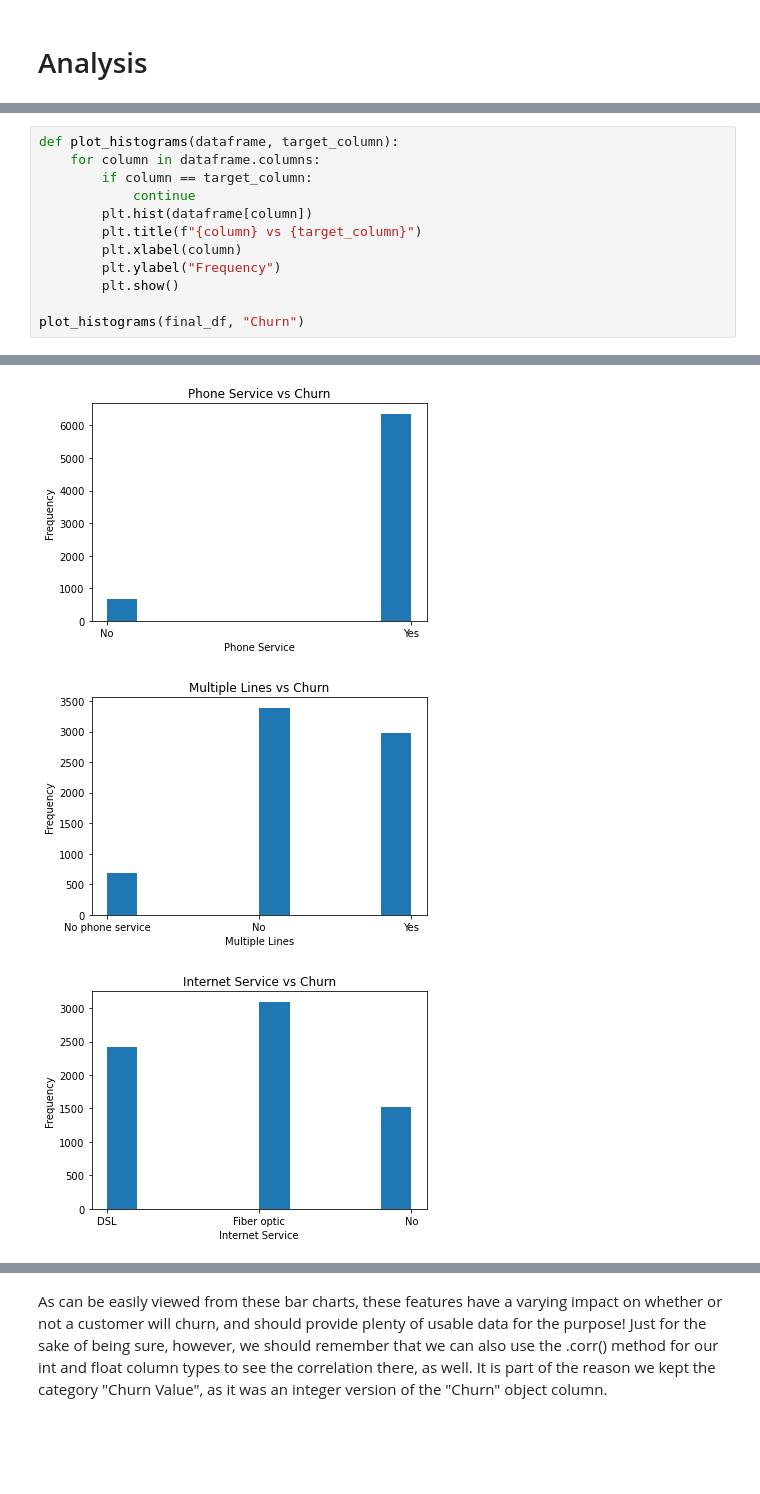
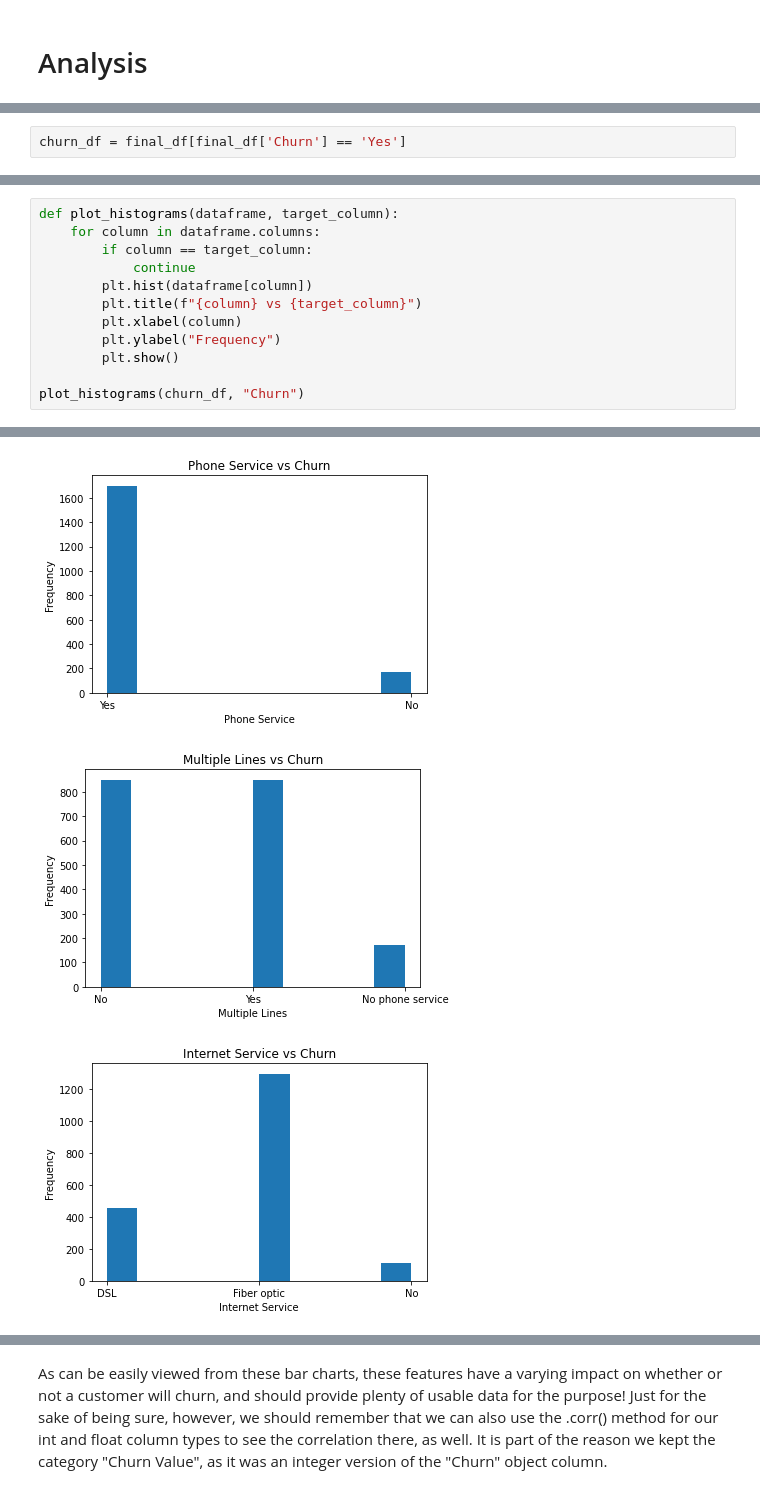
Before and after one commit to falloutb1tch/ChurnBackTime, a Jupyter notebook: Final.ipynb, the cells around one changed output, grey strips where cells are left out. Cells and saved outputs as stored; diff of their text form; blank space fills up the shorter version.

```diff
--- a/Final.ipynb
+++ b/Final.ipynb
@@ -443,0 +444,2 @@ Now it is time to establish correlation between our features (those 35 mentioned
+# %%
+churn_df = final_df[final_df['Churn'] == 'Yes']
@@ -452,5 +477,5 @@ def plot_histograms(dataframe, target_column):
         plt.ylabel("Frequency")
         plt.show()
 
-plot_histograms(final_df, "Churn")
+plot_histograms(churn_df, "Churn")
 # %% [output]
@@ -461,3 +486,3 @@ plot_histograms(final_df, "Churn")
-[figure, old version]
+[figure, new version]
-[figure, old version]
+[figure, new version]
-[figure, old version]
+[figure, new version]
```
Also changed, not shown: parts of 34 cells of this notebook.
